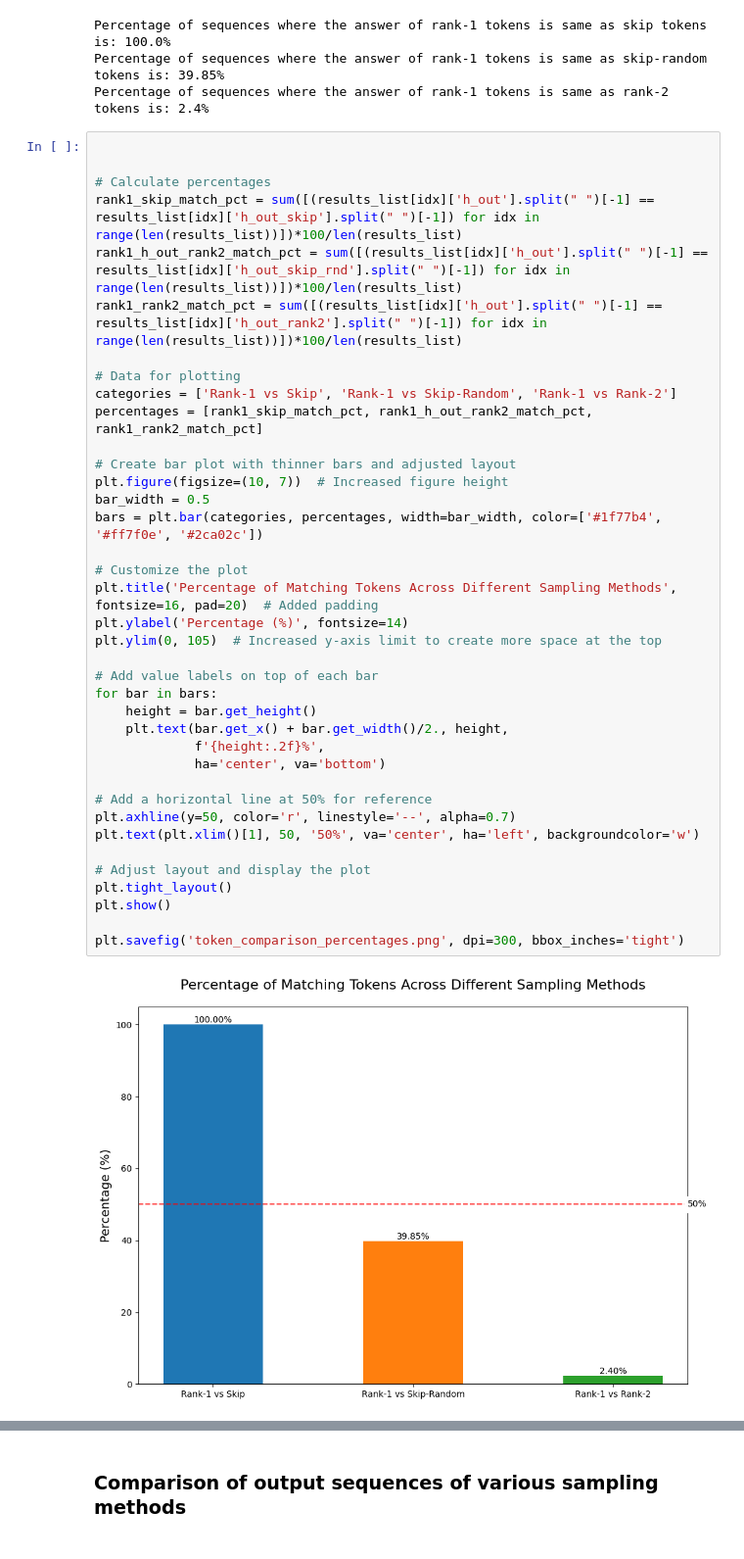
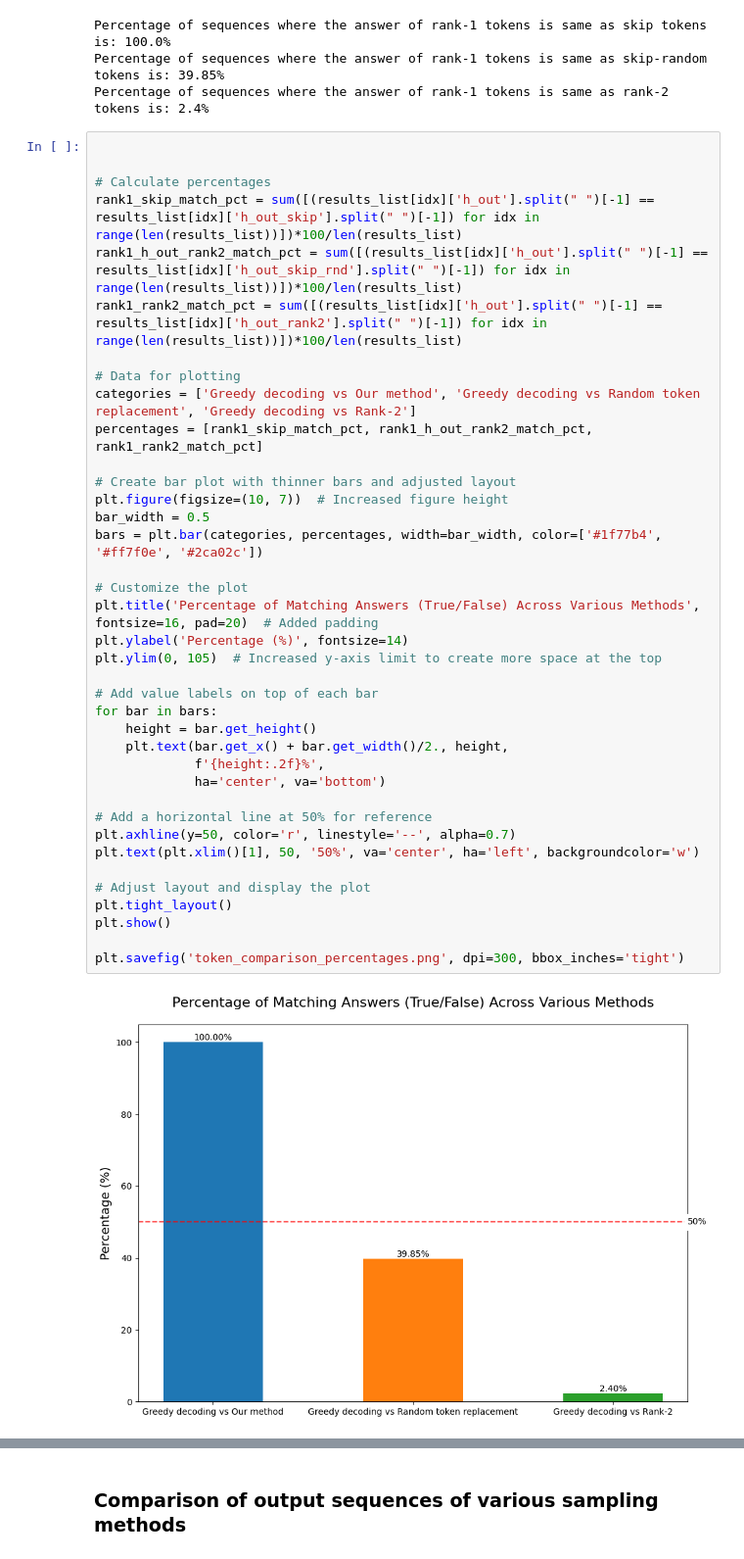
Before and after one commit to rokosbasilisk/filler_tokens, a Jupyter notebook: logit-lens.ipynb, the cells around one changed output, grey strips where cells are left out. Shown at 98% size. Drawn from its saved outputs; the diff is of its cells as text.

```diff
--- a/logit-lens.ipynb
+++ b/logit-lens.ipynb
@@ -513,37 +513,37 @@ rank1_h_out_rank2_match_pct = sum([(results_list[idx]['h_out'].split(" ")[-1] ==
 rank1_rank2_match_pct = sum([(results_list[idx]['h_out'].split(" ")[-1] == results_list[idx]['h_out_rank2'].split(" ")[-1]) for idx in range(len(results_list))])*100/len(results_list)
 
 # Data for plotting
-categories = ['Rank-1 vs Skip', 'Rank-1 vs Skip-Random', 'Rank-1 vs Rank-2']
+categories = ['Greedy decoding vs Our method', 'Greedy decoding vs Random token replacement', 'Greedy decoding vs Rank-2']
 percentages = [rank1_skip_match_pct, rank1_h_out_rank2_match_pct, rank1_rank2_match_pct]
 
 # Create bar plot with thinner bars and adjusted layout
 plt.figure(figsize=(10, 7))  # Increased figure height
 bar_width = 0.5
 bars = plt.bar(categories, percentages, width=bar_width, color=['#1f77b4', '#ff7f0e', '#2ca02c'])
 
 # Customize the plot
-plt.title('Percentage of Matching Tokens Across Different Sampling Methods', fontsize=16, pad=20)  # Added padding
+plt.title('Percentage of Matching Answers (True/False) Across Various Methods', fontsize=16, pad=20)  # Added padding
 plt.ylabel('Percentage (%)', fontsize=14)
 plt.ylim(0, 105)  # Increased y-axis limit to create more space at the top
 
 # Add value labels on top of each bar
 for bar in bars:
     height = bar.get_height()
     plt.text(bar.get_x() + bar.get_width()/2., height,
              f'{height:.2f}%',
              ha='center', va='bottom')
 
 # Add a horizontal line at 50% for reference
 plt.axhline(y=50, color='r', linestyle='--', alpha=0.7)
 plt.text(plt.xlim()[1], 50, '50%', va='center', ha='left', backgroundcolor='w')
 
 # Adjust layout and display the plot
 plt.tight_layout()
 plt.show()
 
 plt.savefig('token_comparison_percentages.png', dpi=300, bbox_inches='tight')
 # %% [output]
-[figure, old version]
+[figure, new version]
 <Figure size 640x480 with 0 Axes>
 # %% [markdown]
 ### Comparison of output sequences of various sampling methods
```
